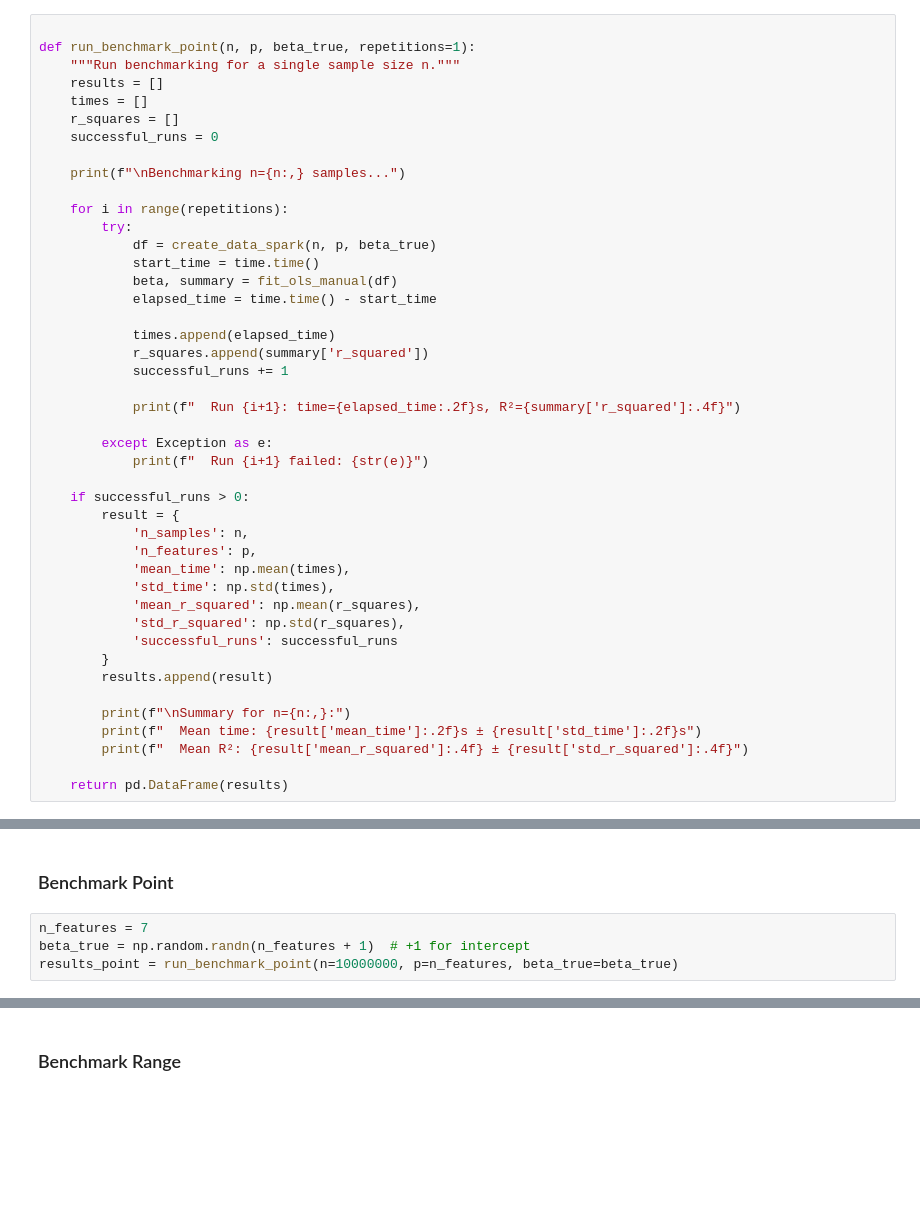
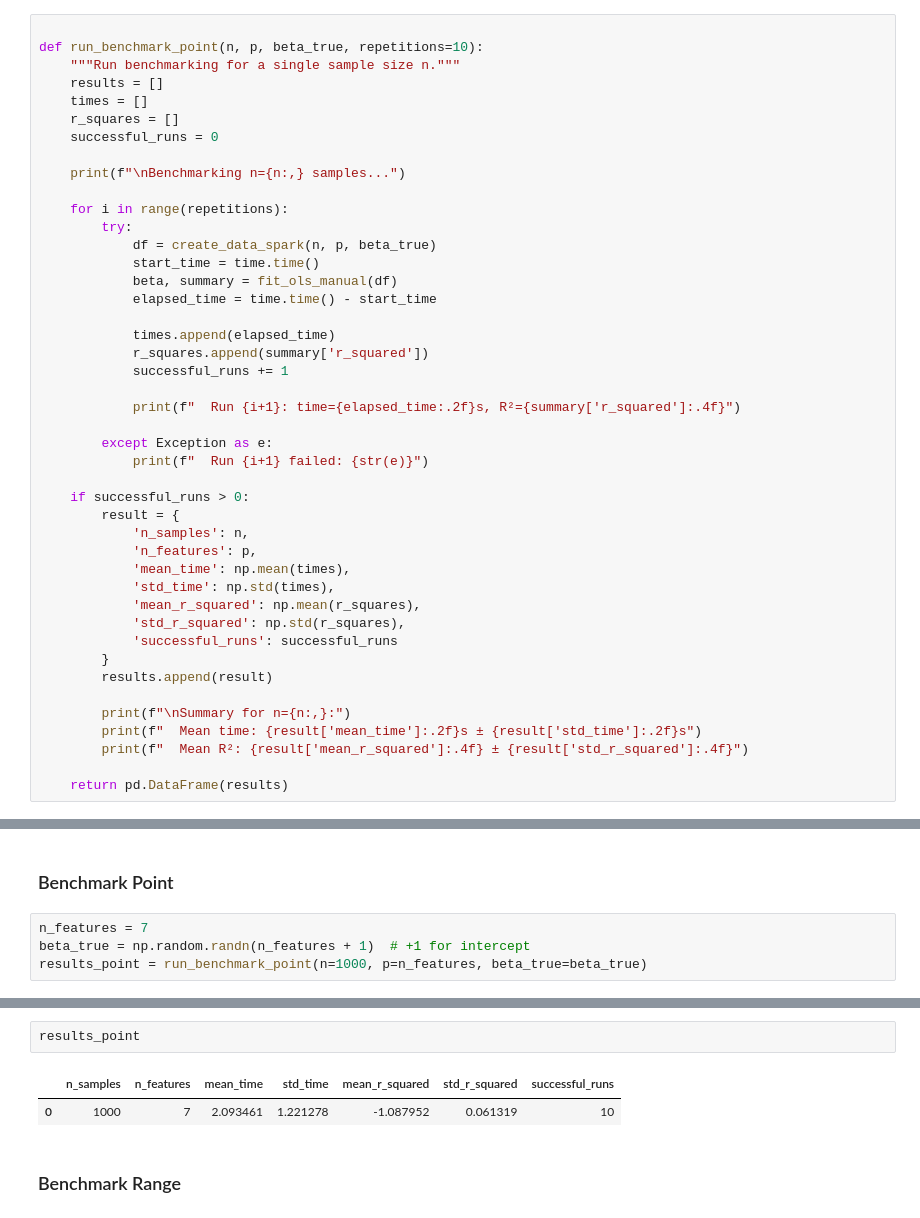
Before and after one commit to dgojny/Datenanalyse-in-BigData, a Jupyter notebook: notebooks/QR_Spark.ipynb, the cells around one changed output, grey strips where cells are left out. Cells and saved outputs as stored; diff of their text form; blank space fills up the shorter version.

```diff
--- a/notebooks/QR_Spark.ipynb
+++ b/notebooks/QR_Spark.ipynb
@@ -394,7 +398,7 @@ def run_benchmark_range(max_n, p, beta_true, step_size=100000, repetitions=10):
 ### Berechnung für einen festen Wert
 # %%
 
-def run_benchmark_point(n, p, beta_true, repetitions=1):
+def run_benchmark_point(n, p, beta_true, repetitions=10):
     """Run benchmarking for a single sample size n."""
     results = []
     times = []
@@ -450,4 +498,4 @@ def run_benchmark_point(n, p, beta_true, repetitions=1):
 # %%
 n_features = 7
 beta_true = np.random.randn(n_features + 1)  # +1 for intercept
-results_point = run_benchmark_point(n=10000000, p=n_features, beta_true=beta_true)
+results_point = run_benchmark_point(n=1000, p=n_features, beta_true=beta_true)
@@ -454,3 +518,8 @@ results_point = run_benchmark_point(n=10000000, p=n_features, beta_true=beta_tru
+# %%
+results_point
+# %% [output]
+|  | n_samples | n_features | mean_time | std_time | mean_r_squared | std_r_squared | successful_runs |
+| 0 | 1000 | 7 | 2.093461 | 1.221278 | -1.087952 | 0.061319 | 10 |
 # %% [markdown]
 ### Benchmark Range
 # %%
```
Also changed, not shown: parts of 29 cells of this notebook.
